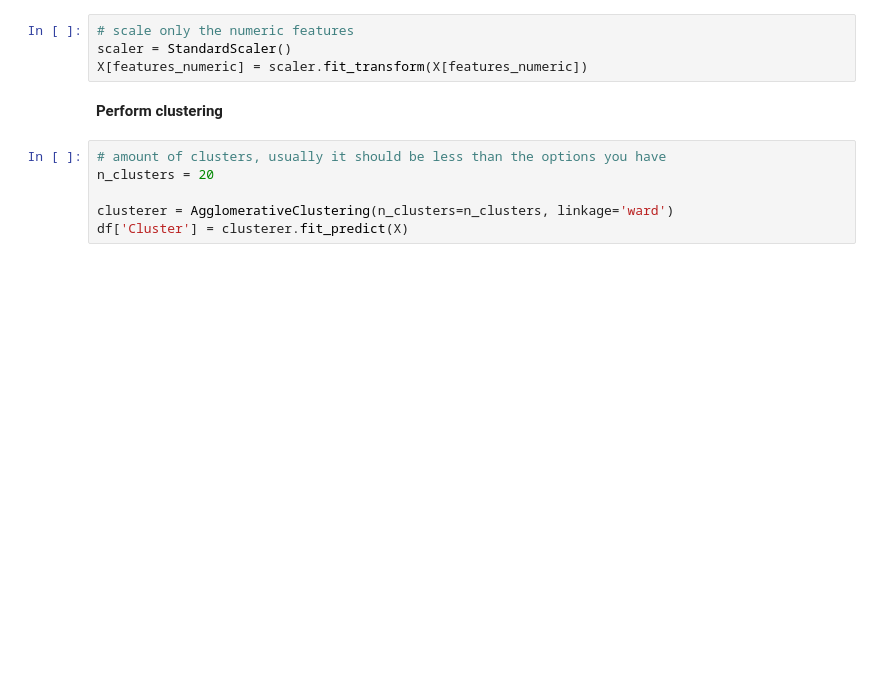
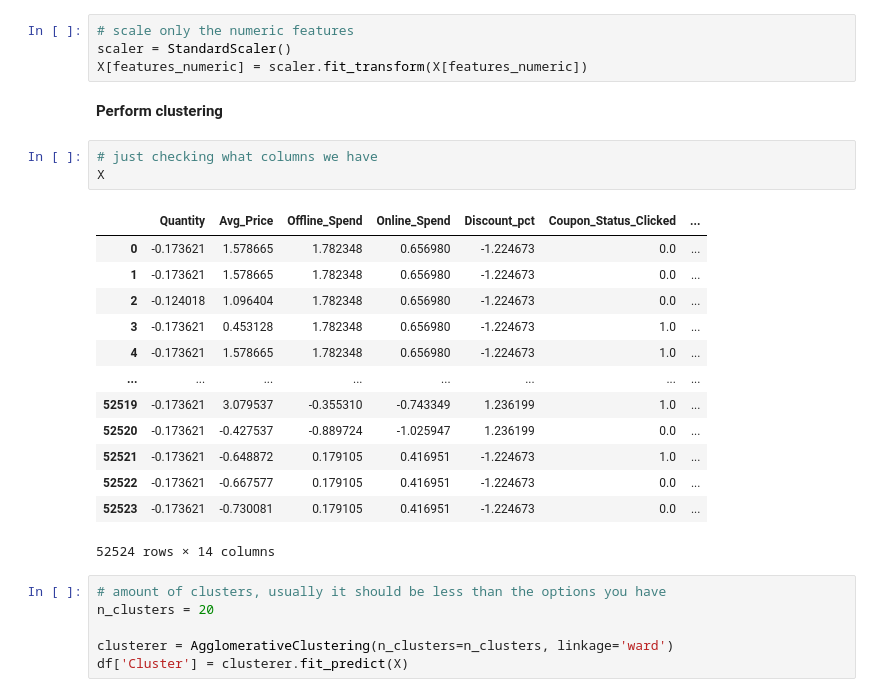
Before and after one commit to tuomasvaltanenLUAS/AdvancedDataAnalytics2025, a Jupyter notebook: topic5_feature_engineering/agglomerative_clustering_example2.ipynb, the cells around one changed output. Saved outputs shown, nothing was run; the diff lists cells and outputs as text; blank space fills up the shorter version.

```diff
--- a/topic5_feature_engineering/agglomerative_clustering_example2.ipynb
+++ b/topic5_feature_engineering/agglomerative_clustering_example2.ipynb
@@ -98,6 +118,23 @@ scaler = StandardScaler()
 X[features_numeric] = scaler.fit_transform(X[features_numeric])
 # %% [markdown]
 **Perform clustering**
+# %%
+# just checking what columns we have
+X
+# %% [output]
+|  | Quantity | Avg_Price | Offline_Spend | Online_Spend | Discount_pct | Coupon_Status_Clicked | ... |
+| 0 | -0.173621 | 1.578665 | 1.782348 | 0.656980 | -1.224673 | 0.0 | ... |
+| 1 | -0.173621 | 1.578665 | 1.782348 | 0.656980 | -1.224673 | 0.0 | ... |
+| 2 | -0.124018 | 1.096404 | 1.782348 | 0.656980 | -1.224673 | 0.0 | ... |
+| 3 | -0.173621 | 0.453128 | 1.782348 | 0.656980 | -1.224673 | 1.0 | ... |
+| 4 | -0.173621 | 1.578665 | 1.782348 | 0.656980 | -1.224673 | 1.0 | ... |
+| ... | ... | ... | ... | ... | ... | ... | ... |
+| 52519 | -0.173621 | 3.079537 | -0.355310 | -0.743349 | 1.236199 | 1.0 | ... |
+| 52520 | -0.173621 | -0.427537 | -0.889724 | -1.025947 | 1.236199 | 0.0 | ... |
+| 52521 | -0.173621 | -0.648872 | 0.179105 | 0.416951 | -1.224673 | 1.0 | ... |
+| 52522 | -0.173621 | -0.667577 | 0.179105 | 0.416951 | -1.224673 | 0.0 | ... |
+| 52523 | -0.173621 | -0.730081 | 0.179105 | 0.416951 | -1.224673 | 0.0 | ... |
+52524 rows × 14 columns
 # %%
 # amount of clusters, usually it should be less than the options you have
 n_clusters = 20
```
Also changed, not shown: parts of 7 cells of this notebook, 1 other file.
